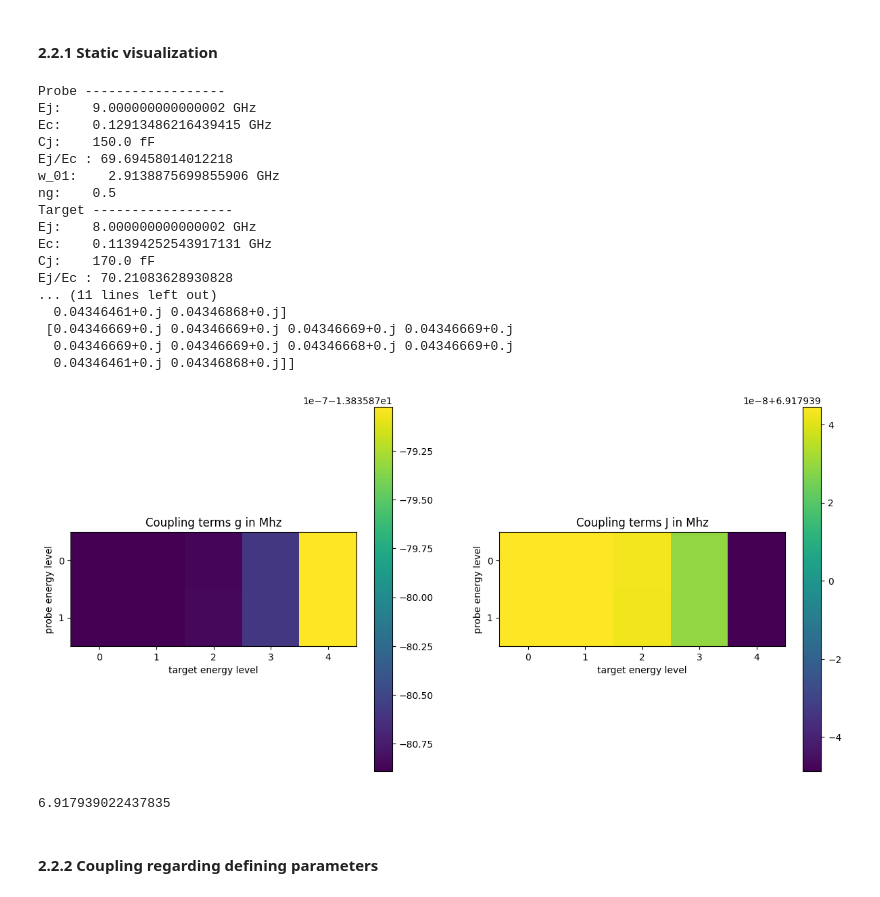
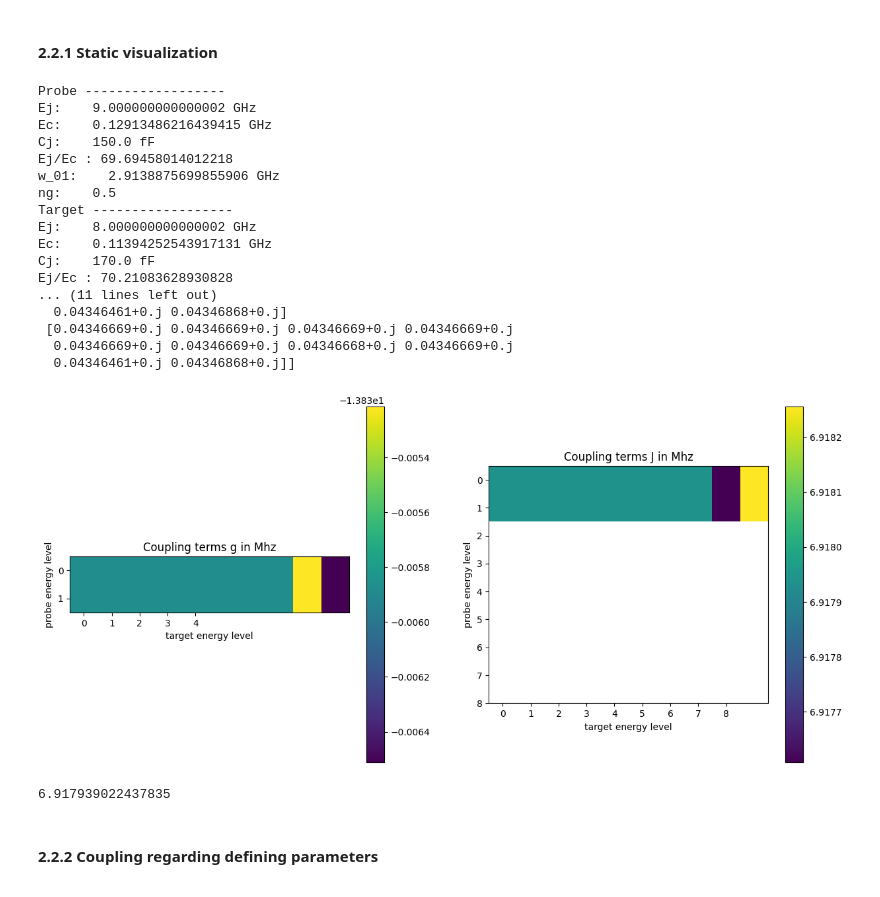
Before and after one commit to balerat/Master-thesis---Superconducting-circuit-analysis, a Jupyter notebook: main/Resonator Coupling.ipynb, the cells around one changed output. Saved outputs shown, nothing was run; the diff lists cells and outputs as text; code cells hidden in the pictures.

```diff
--- a/main/Resonator Coupling.ipynb
+++ b/main/Resonator Coupling.ipynb
@@ -229,44 +229,44 @@ f = plt.figure(figsize=(15,7))
 
 ax1 = f.add_subplot(121)
 ax1.title.set_text('Coupling terms g in Mhz')
-im1 = ax1.imshow(-2* np.real(J_matrix[:,0:5]) * 1e-6 / constants.h, cmap=plt.get_cmap(thememap))
+im1 = ax1.imshow(-2* np.real(J_matrix[:,0:10]) * 1e-6 / constants.h, cmap=plt.get_cmap(thememap))
 ax1.set_xticks(np.arange(0, 5, 1))
 ax1.set_xlabel('target energy level')
 ax1.set_yticks(np.arange(0, 2, 1))
 ax1.set_ylabel('probe energy level')
 f.colorbar(im1)
 
 ax2 = f.add_subplot(122)
 ax2.title.set_text('Coupling terms J in Mhz')
-im2 = ax2.imshow(np.real(J_matrix[:,0:5]) * 1e-6 / constants.h, cmap=plt.get_cmap(thememap))
-ax2.set_xticks(np.arange(0, 5, 1))
+im2 = ax2.imshow(np.real(J_matrix[:,0:10]) * 1e-6 / constants.h, cmap=plt.get_cmap(thememap))
+ax2.set_xticks(np.arange(0, 9, 1))
 ax2.set_xlabel('target energy level')
 ax2.set_ylabel('probe energy level')
-ax2.set_yticks(np.arange(0, 2, 1))
+ax2.set_yticks(np.arange(0, 9, 1))
 f.colorbar(im2)
 
 plt.show()
 
 np.mean(np.real(J_matrix[:,0:5]) * 1e-6 / constants.h)
 # %% [output]
 Probe ------------------
 Ej:    9.000000000000002 GHz
 Ec:    0.12913486216439415 GHz
 Cj:    150.0 fF
 Ej/Ec : 69.69458014012218
 w_01:    2.9138875699855906 GHz
 ng:    0.5
 Target ------------------
 Ej:    8.000000000000002 GHz
 Ec:    0.11394252543917131 GHz
 Cj:    170.0 fF
 Ej/Ec : 70.21083628930828
 ... (11 lines left out)
   0.04346461+0.j 0.04346868+0.j]
  [0.04346669+0.j 0.04346669+0.j 0.04346669+0.j 0.04346669+0.j
   0.04346669+0.j 0.04346669+0.j 0.04346668+0.j 0.04346669+0.j
   0.04346461+0.j 0.04346868+0.j]]
-[figure, old version]
+[figure, new version]
 6.917939022437835
 # %% [markdown]
 #### 2.2.2 Coupling regarding defining parameters
```
Also changed, not shown: parts of 3 cells of this notebook.
